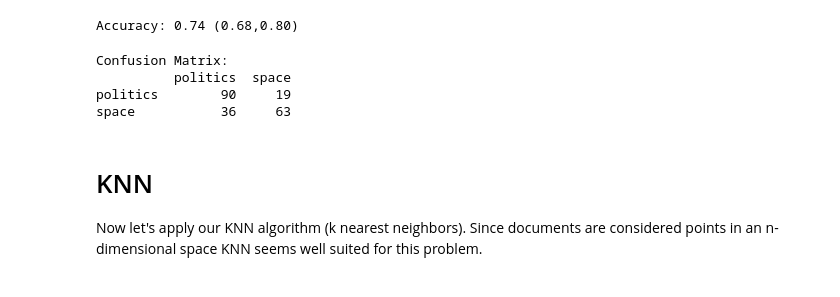
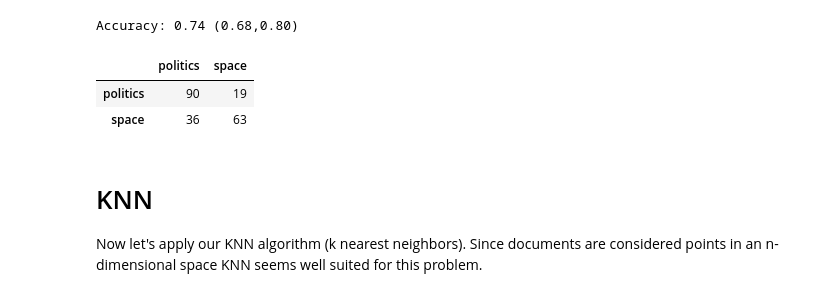
Before and after one commit to lutzhamel/CSC310, a Jupyter notebook: notes/19-NLP-2.ipynb, the cells around one changed output. Drawn from its saved outputs; the diff is of its cells as text; code cells hidden in the pictures.

```diff
--- a/notes/19-NLP-2.ipynb
+++ b/notes/19-NLP-2.ipynb
@@ -113,15 +113,15 @@ print(type(y_train))
 # %% [markdown]
 # Decision Trees
 # %%
-# train tree model
+# tree model
 
 # model object
 model = DecisionTreeClassifier(random_state=0)
 
 # grid search
 param_grid = {'max_depth': list(range(1,31))}
-grid = GridSearchCV(model, param_grid, cv=3)
-grid.fit(X_train, y_train)
+grid = GridSearchCV(model, param_grid, cv=3).fit(X_train, y_train)
+
 print("Grid Search: best parameters: {}".format(grid.best_params_))
 best_model = grid.best_estimator_
 # %% [output]
@@ -139,14 +139,14 @@ Accuracy: 0.74 (0.68,0.80)
 # %%
 # build the confusion matrix
 labels = ['politics','space']
-cm = confusion_matrix(y_test, predict_y, labels=labels)
-cm_df = pd.DataFrame(cm, index=labels, columns=labels)
-print("Confusion Matrix:\n{}".format(cm_df))
+cm = pd.DataFrame(data=confusion_matrix(y_test, predict_y, labels=labels),
+                  index=labels,
+                  columns=labels)
+cm
 # %% [output]
-Confusion Matrix:
-          politics  space
-politics        90     19
-space           36     63
+|  | politics | space |
+| politics | 90 | 19 |
+| space | 36 | 63 |
 # %% [markdown]
 # KNN
 
```
Also changed, not shown: parts of 10 cells of this notebook, 2 other files.
